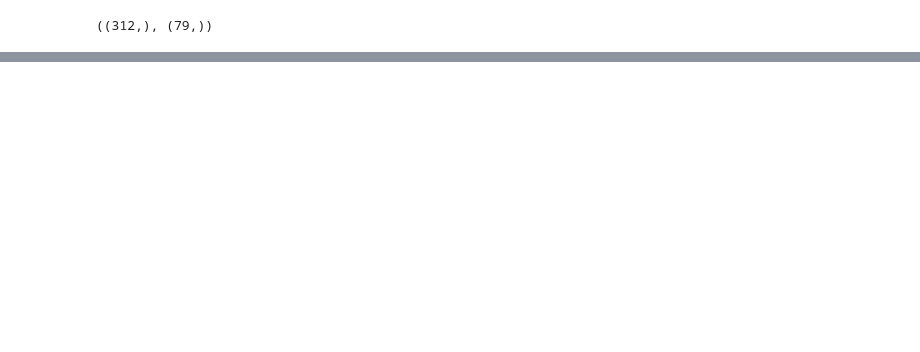
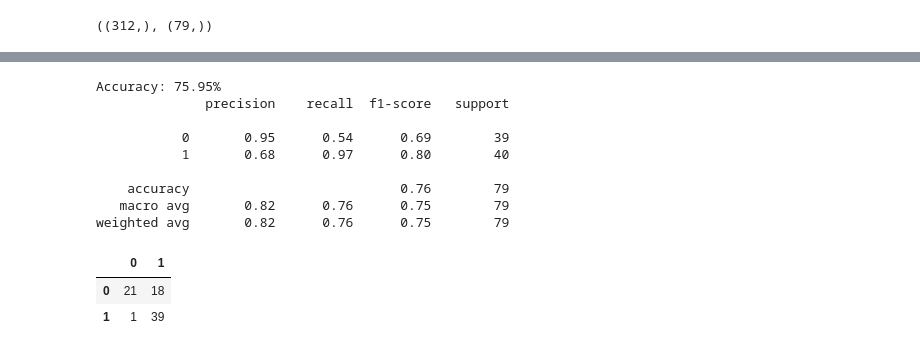
Before and after one commit to JoseMMontoro/nlp_political_speeches, a Jupyter notebook: Vectorization_and_models/deep_learning_applications.ipynb, the cells around one changed output, grey strips where cells are left out. Drawn from its saved outputs; the diff is of its cells as text; code cells hidden in the pictures; blank space fills up the shorter version.

Commit message:
Fixing validation set issues

```diff
--- a/Vectorization_and_models/deep_learning_applications.ipynb
+++ b/Vectorization_and_models/deep_learning_applications.ipynb
@@ -219,0 +247,12 @@ weighted avg       0.26      0.51      0.34        79
+# %%
+VOCAB_SIZE = len(t.word_index)
+EMBED_SIZE = 300
+EPOCHS=100
+BATCH_SIZE=128
+# %%
+word2idx = t.word_index
+ft_embeddings = load_pretrained_embeddings(word_to_index=word2idx,
+                                           max_features=VOCAB_SIZE,
+                                           embedding_size=EMBED_SIZE,
+                                           embedding_file_path=FASTTEXT_INIT_EMBEDDINGS_FILE)
+ft_embeddings.shape
@@ -219,0 +306,7 @@ weighted avg       0.26      0.51      0.34        79
+# %%
+MAX_SEQUENCE_LENGTH = 2000
+# pad dataset to a maximum review length in words
+X_train = tf.keras.preprocessing.sequence.pad_sequences(train_sequences, maxlen=MAX_SEQUENCE_LENGTH)
+# X_val = tf.keras.preprocessing.sequence.pad_sequences(val_sequences, maxlen=MAX_SEQUENCE_LENGTH)
+X_test = tf.keras.preprocessing.sequence.pad_sequences(test_sequences, maxlen=MAX_SEQUENCE_LENGTH)
+X_train.shape, X_test.shape
@@ -219,0 +315,14 @@ weighted avg       0.26      0.51      0.34        79
+# %%
+# Fit the model
+es = tf.keras.callbacks.EarlyStopping(monitor='val_loss',
+                                      patience=3,
+                                      restore_best_weights=True,
+                                      verbose=1)
+
+model.fit(X_train, train_label_nums,
+#           validation_data=(X_val, validation_label_nums),
+          epochs=EPOCHS,
+          batch_size=BATCH_SIZE,
+          shuffle=True,
+          callbacks=[es],
+          verbose=1)
@@ -219,0 +348,20 @@ weighted avg       0.26      0.51      0.34        79
+# %%
+from sklearn.metrics import confusion_matrix, classification_report, accuracy_score
+predictions = model.predict_classes(X_test, batch_size=2048, verbose=0).ravel()
+
+print("Accuracy: %.2f%%" % (accuracy_score(test_label_nums.astype(int), predictions)*100))
+print(classification_report(test_label_nums, predictions))
+pd.DataFrame(confusion_matrix(test_label_nums, predictions))
+# %% [output]
+Accuracy: 75.95%
+              precision    recall  f1-score   support
+
+           0       0.95      0.54      0.69        39
+           1       0.68      0.97      0.80        40
+
+    accuracy                           0.76        79
+   macro avg       0.82      0.76      0.75        79
+weighted avg       0.82      0.76      0.75        79
+|  | 0 | 1 |
+| 0 | 21 | 18 |
+| 1 | 1 | 39 |
```
Also changed, not shown: parts of 20 cells of this notebook.
